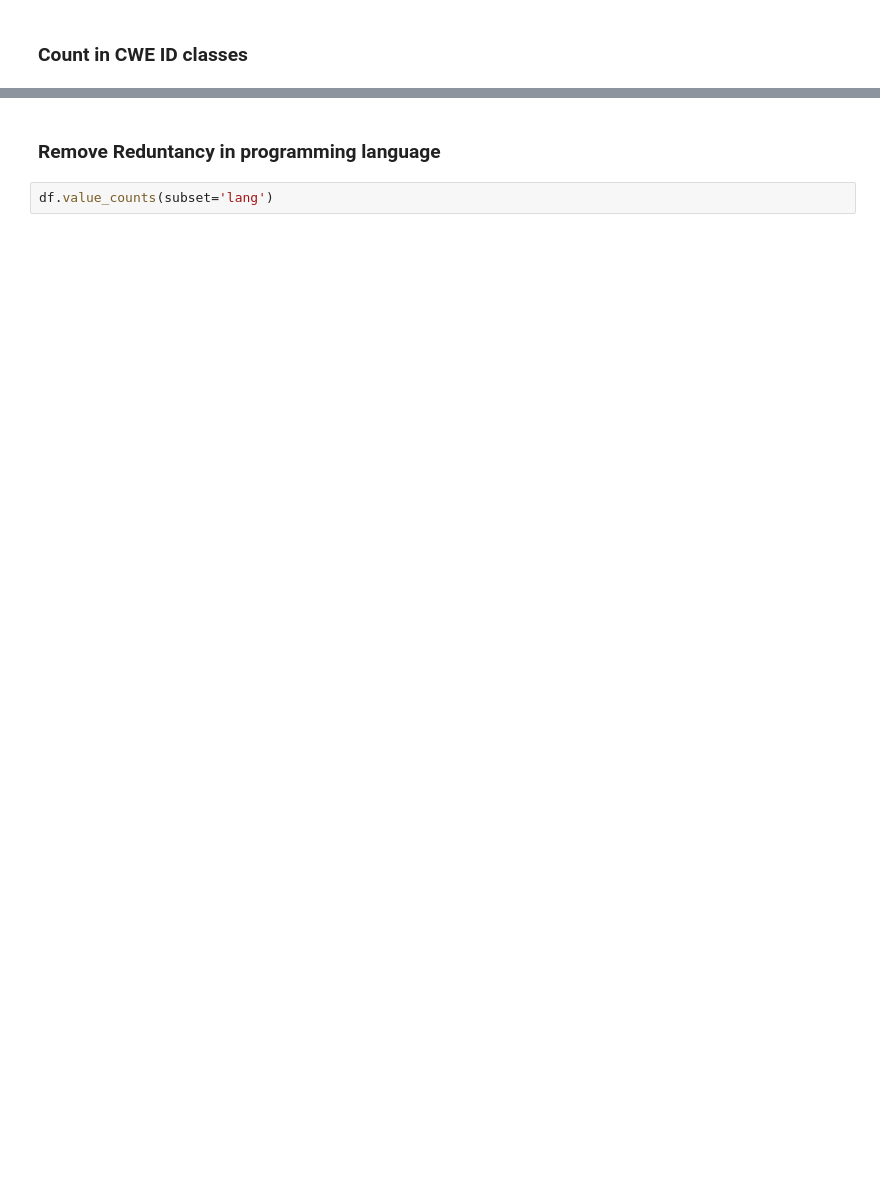
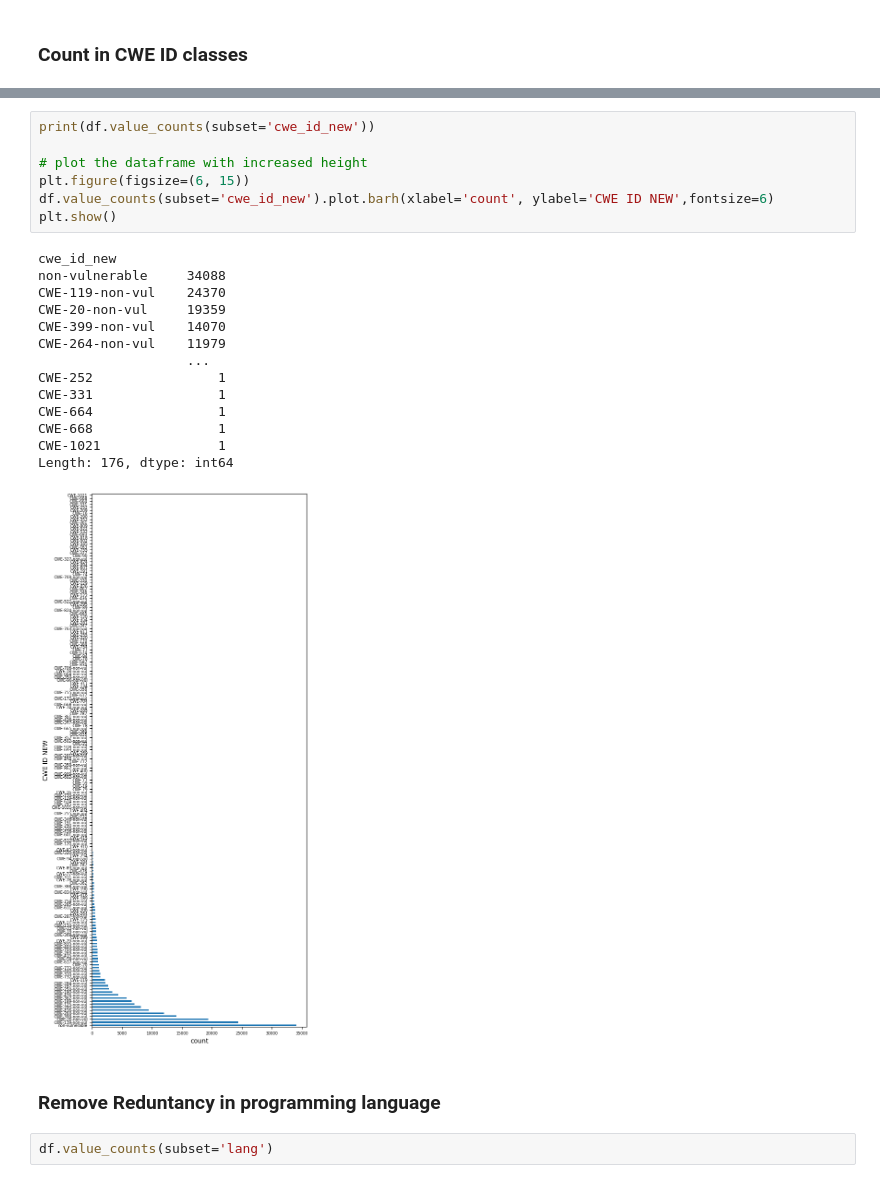
Before and after one commit to seunghee6022/TransVulDet, a Jupyter notebook: data preprocessing/MSR_preprocessing.ipynb, the cells around one changed output, grey strips where cells are left out. Drawn from its saved outputs; the diff is of its cells as text; blank space fills up the shorter version.

```diff
--- a/data preprocessing/MSR_preprocessing.ipynb
+++ b/data preprocessing/MSR_preprocessing.ipynb
@@ -277,3 +325,25 @@ Length: 91, dtype: int64
+# %%
+print(df.value_counts(subset='cwe_id_new'))
+
+# plot the dataframe with increased height
+plt.figure(figsize=(6, 15))
+df.value_counts(subset='cwe_id_new').plot.barh(xlabel='count', ylabel='CWE ID NEW',fontsize=6)
+plt.show()
+# %% [output]
+cwe_id_new
+non-vulnerable     34088
+CWE-119-non-vul    24370
+CWE-20-non-vul     19359
+CWE-399-non-vul    14070
+CWE-264-non-vul    11979
+                   ...
+CWE-252                1
+CWE-331                1
+CWE-664                1
+CWE-668                1
+CWE-1021               1
+Length: 176, dtype: int64
+[figure, added]
 # %% [markdown]
 ### Remove Reduntancy in programming language
 # %%
```
Also changed, not shown: parts of 17 cells of this notebook, 2 other files.
